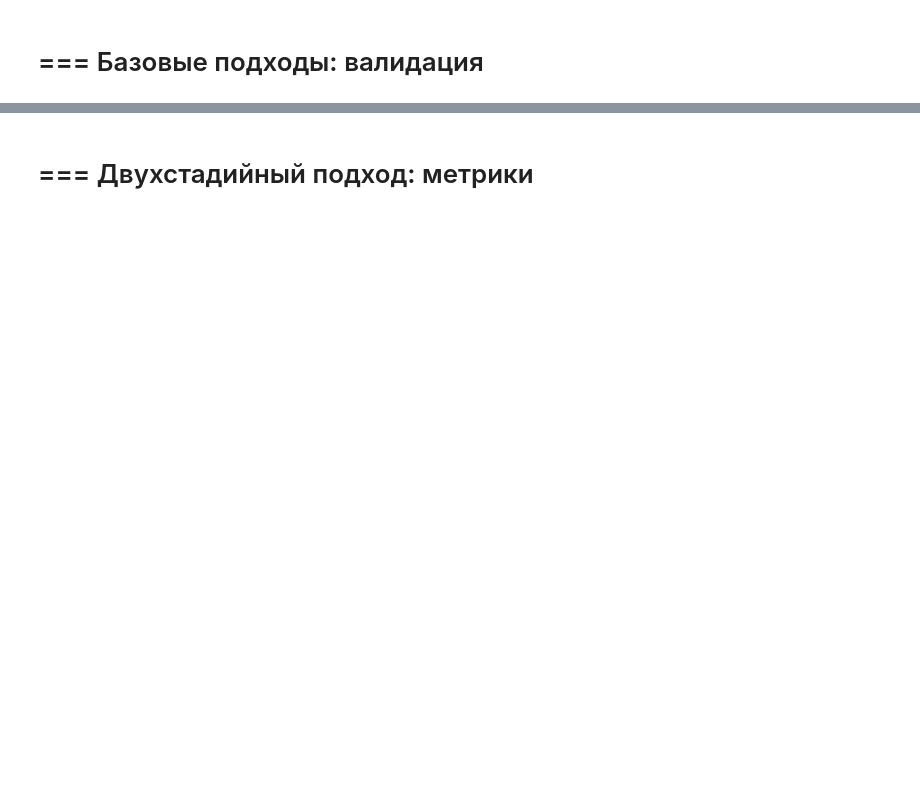
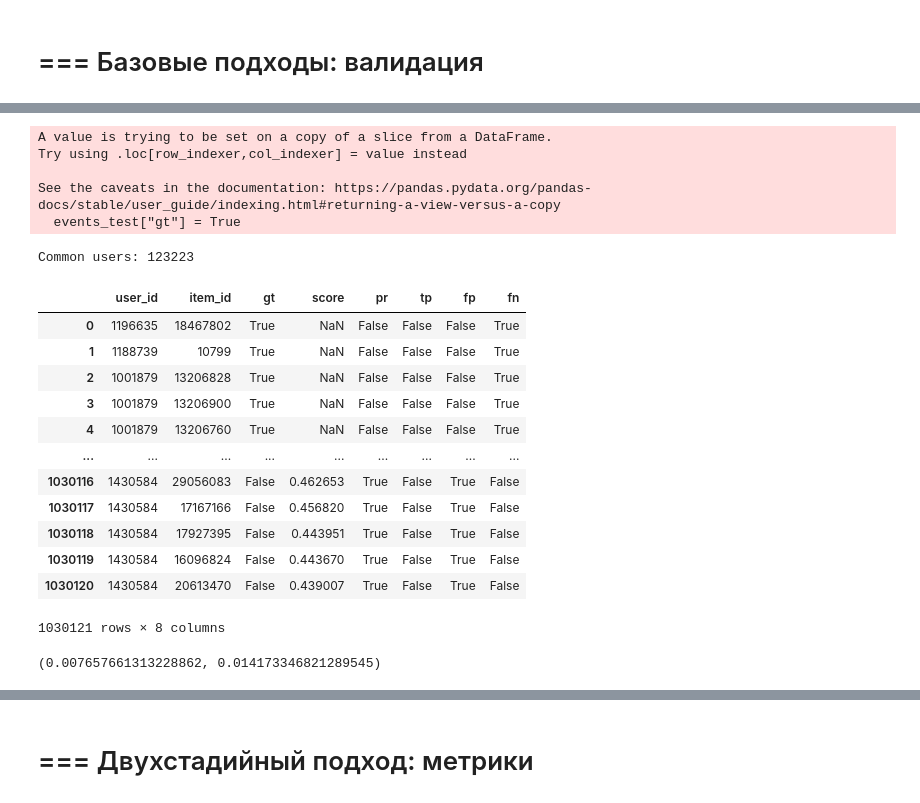
Before and after one commit to ujhmaster/mle-recsys-start, a Jupyter notebook: main_offline.ipynb, the cells around one changed output, grey strips where cells are left out. Drawn from its saved outputs; the diff is of its cells as text; code cells hidden in the pictures; blank space fills up the shorter version.

```diff
--- a/main_offline.ipynb
+++ b/main_offline.ipynb
@@ -335,2 +368,20 @@ user_id: 1077696
 # %% [markdown]
 # === Базовые подходы: контентные рекомендации
+# %%
+import scipy
+import sklearn.preprocessing
+
+# перекодируем идентификаторы пользователей:
+# из имеющихся в последовательность 0, 1, 2, ...
+user_encoder = sklearn.preprocessing.LabelEncoder()
+user_encoder.fit(events["user_id"])
+events_train["user_id_enc"] = user_encoder.transform(events_train["user_id"])
+events_test["user_id_enc"] = user_encoder.transform(events_test["user_id"])
+
+# перекодируем идентификаторы объектов:
+# из имеющихся в последовательность 0, 1, 2, ...
+item_encoder = sklearn.preprocessing.LabelEncoder()
+item_encoder.fit(items["item_id"])
+items["item_id_enc"] = item_encoder.transform(items["item_id"])
+events_train["item_id_enc"] =  item_encoder.transform(events_train["item_id"])
+events_test["item_id_enc"] = item_encoder.transform(events_test["item_id"])
@@ -336,0 +645,7 @@ user_id: 1077696
+# %%
+user_id = 1000010
+user_events = events_train.query("user_id == @user_id")[["item_id", "rating"]]
+user_items = items[items["item_id"].isin(user_events["item_id"])]
+
+user_items_genres_csr = get_item2genre_matrix(genres,user_items)
+user_items_genres_csr
@@ -336,0 +694,4 @@ user_id: 1077696
+# %%
+# получаем индексы top-k (по убыванию значений), по сути, индексы книг (encoded)
+k = 5
+top_k_indices = similarity_scores.argsort()[::-1][:k]
@@ -337,2 +710,4 @@ user_id: 1077696
 # %% [markdown]
 # === Базовые подходы: валидация
+# %%
+als_recommendations =  pd.read_parquet("goodsread/als_recommendations.parquet")
@@ -338,0 +762,28 @@ user_id: 1077696
+# %%
+events_recs_for_binary_metrics = process_events_recs_for_binary_metrics(
+  events_train,
+    events_test,
+    als_recommendations,
+    top_k=5)
+
+events_recs_for_binary_metrics
+# %% [output]
+A value is trying to be set on a copy of a slice from a DataFrame.
+Try using .loc[row_indexer,col_indexer] = value instead
+
+See the caveats in the documentation: https://pandas.pydata.org/pandas-docs/stable/user_guide/indexing.html#returning-a-view-versus-a-copy
+  events_test["gt"] = True
+Common users: 123223
+|  | user_id | item_id | gt | score | pr | tp | fp | fn |
+| 0 | 1196635 | 18467802 | True | NaN | False | False | False | True |
+| 1 | 1188739 | 10799 | True | NaN | False | False | False | True |
+| 2 | 1001879 | 13206828 | True | NaN | False | False | False | True |
+| 3 | 1001879 | 13206900 | True | NaN | False | False | False | True |
+| 4 | 1001879 | 13206760 | True | NaN | False | False | False | True |
+| ... | ... | ... | ... | ... | ... | ... | ... | ... |
+| 1030116 | 1430584 | 29056083 | False | 0.462653 | True | False | True | False |
+| 1030117 | 1430584 | 17167166 | False | 0.456820 | True | False | True | False |
+| 1030118 | 1430584 | 17927395 | False | 0.443951 | True | False | True | False |
+| 1030119 | 1430584 | 16096824 | False | 0.443670 | True | False | True | False |
+| 1030120 | 1430584 | 20613470 | False | 0.439007 | True | False | True | False |
+1030121 rows × 8 columns
@@ -338,0 +804,4 @@ user_id: 1077696
+# %%
+compute_cls_metrics(events_recs_for_binary_metrics)
+# %% [output]
+(0.007657661313228862, 0.014173346821289545)
```
Also changed, not shown: parts of 57 cells of this notebook, 5 other files.
